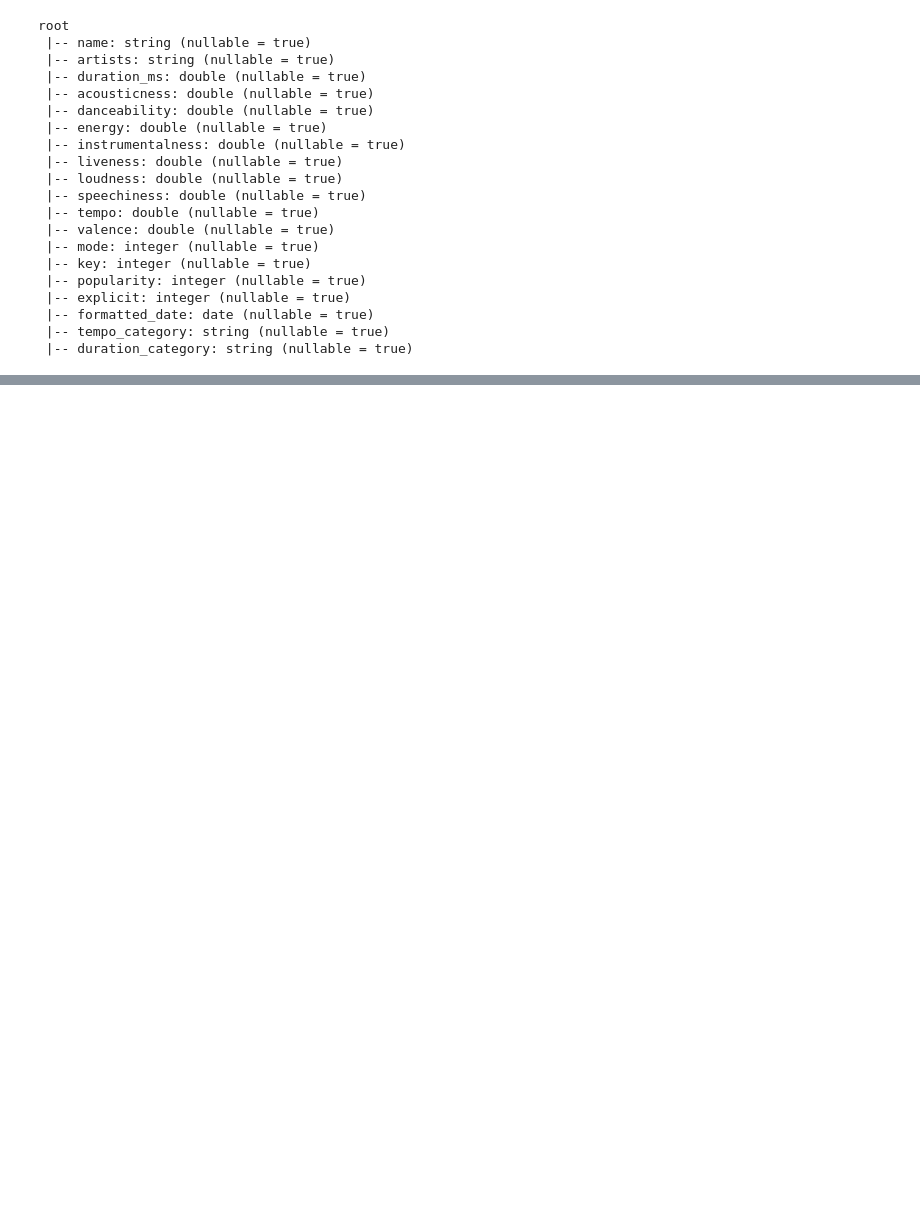
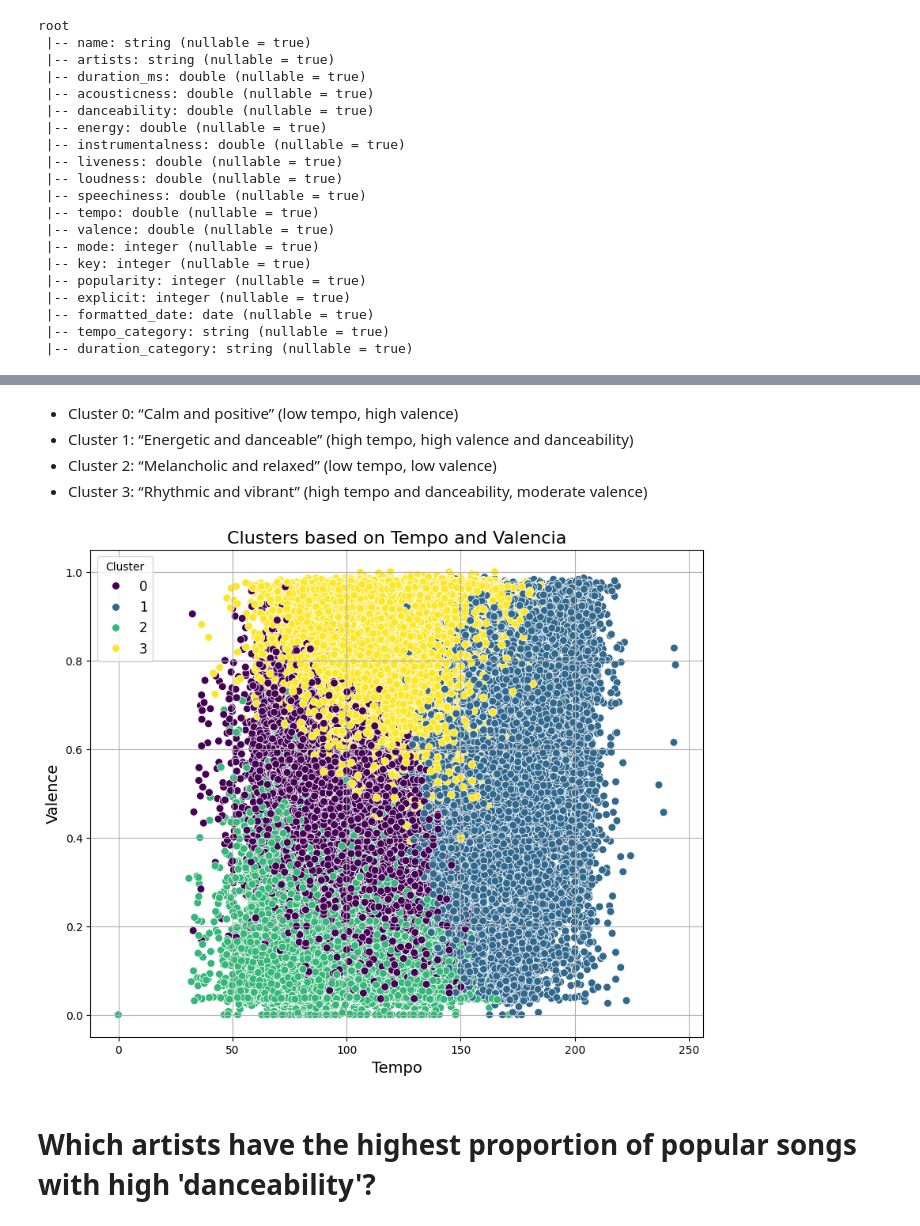
Before and after one commit to projects-data-engineer/spotify-pyspark, a Jupyter notebook: spotify_curiosity.ipynb, the cells around one changed output, grey strips where cells are left out. Saved outputs shown, nothing was run; the diff lists cells and outputs as text; code cells hidden in the pictures; blank space fills up the shorter version.

```diff
--- a/spotify_curiosity.ipynb
+++ b/spotify_curiosity.ipynb
@@ -60,0 +174,9 @@ avg_duration_top_songs = top_songs.selectExpr("avg(duration_ms) as avg_duration"
+# %%
+# K-means with k=4
+k = 4
+kmeans = KMeans(featuresCol="scaled_features", k=k, seed=42)
+model = kmeans.fit(df_scaled)
+df_clusters = model.transform(df_scaled)
+
+# Add the columna of clúster to DataFrame
+df_clusters = df_clusters.withColumnRenamed("prediction", "cluster")
@@ -60,0 +196,21 @@ avg_duration_top_songs = top_songs.selectExpr("avg(duration_ms) as avg_duration"
+# %% [markdown]
+- Cluster 0: “Calm and positive” (low tempo, high valence)
+- Cluster 1: “Energetic and danceable” (high tempo, high valence and danceability)
+- Cluster 2: “Melancholic and relaxed” (low tempo, low valence)
+- Cluster 3: “Rhythmic and vibrant” (high tempo and danceability, moderate valence)
+# %%
+df_clusters_pd = df_clusters.select("tempo", "valence", "danceability", "cluster").toPandas()
+# %%
+# Visualization
+plt.figure(figsize=(10 ,8))
+sns.scatterplot(data=df_clusters_pd, x="tempo",y="valence", hue="cluster", palette="viridis", s=50)
+plt.title("Clusters based on Tempo and Valencia", fontsize=16)
+plt.xlabel("Tempo", fontsize=14)
+plt.ylabel("Valence", fontsize=14)
+plt.legend(title="Cluster", fontsize=12)
+plt.grid(True)
+plt.show()
+# %% [output]
+[figure, added]
+# %% [markdown]
+# Which artists have the highest proportion of popular songs with high 'danceability'?
```
Also changed, not shown: parts of 30 cells of this notebook, 1 other file.
